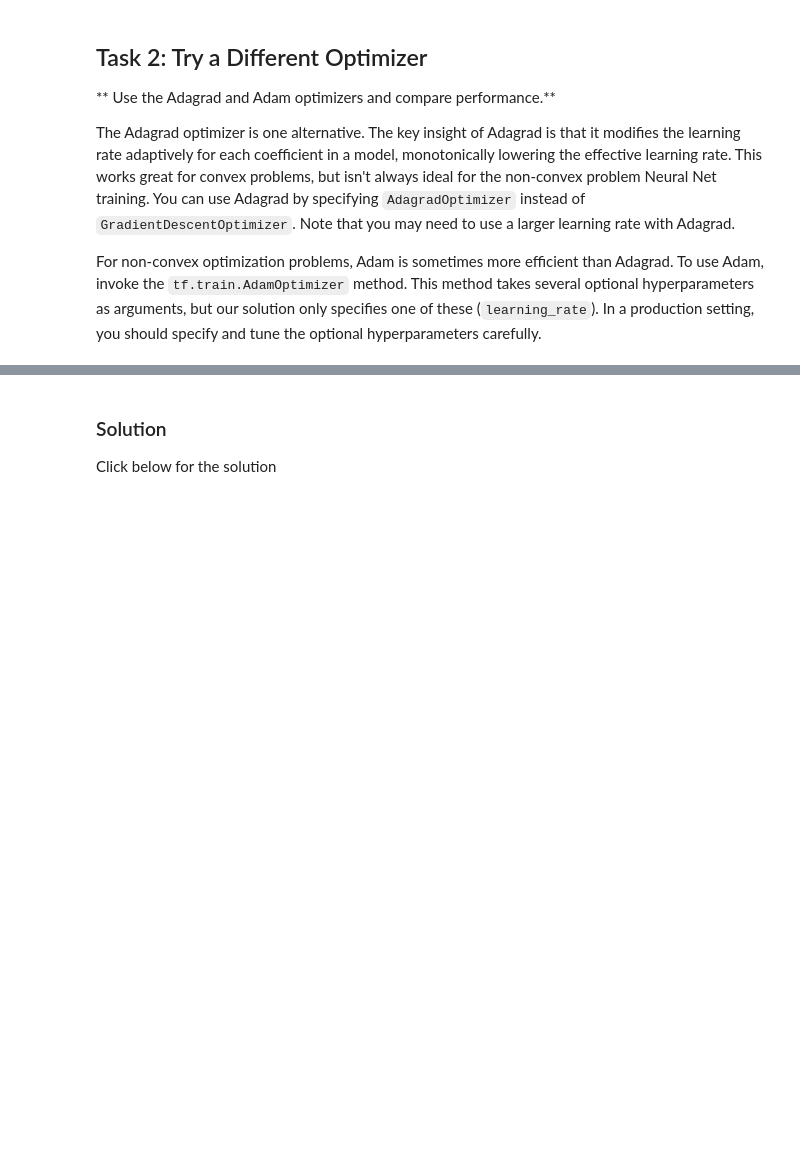
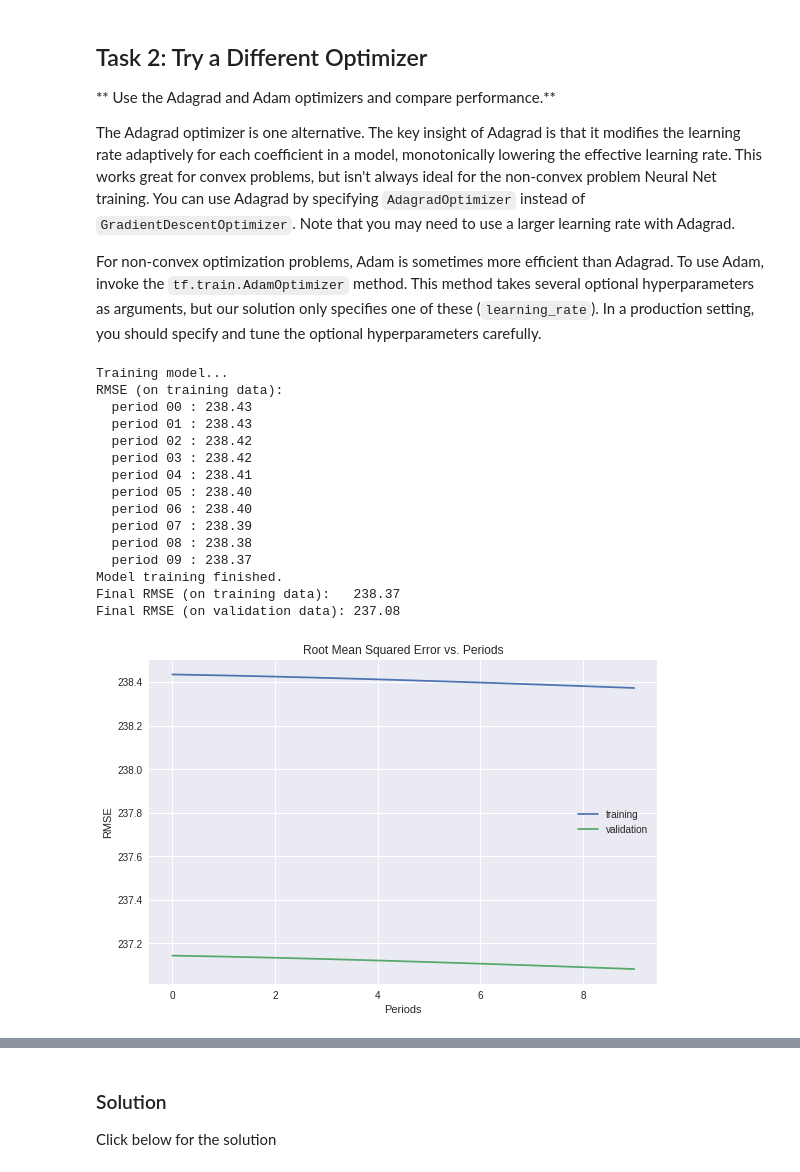
Before and after one commit to tenvol/tsf00, a Jupyter notebook: improving_neural_net_performance.ipynb, the cells around one changed output, grey strips where cells are left out. Drawn from its saved outputs; the diff is of its cells as text; code cells hidden in the pictures; blank space fills up the shorter version.

```diff
--- a/improving_neural_net_performance.ipynb
+++ b/improving_neural_net_performance.ipynb
@@ -648,6 +483,32 @@ For non-convex optimization problems, Adam is sometimes more efficient than Adag
 # %%
 #
 # YOUR CODE HERE: Retrain the network using Adagrad and then Adam.
 #
+_ = train_nn_regression_model(
+    my_optimizer=tf.train.AdadeltaOptimizer(learning_rate=0.001),
+    steps=5000,
+    batch_size=70,
+    hidden_units=[10, 10],
+    training_examples=normalized_training_examples,
+    training_targets=training_targets,
+    validation_examples=normalized_validation_examples,
+    validation_targets=validation_targets)
+# %% [output]
+Training model...
+RMSE (on training data):
+  period 00 : 238.43
+  period 01 : 238.43
+  period 02 : 238.42
+  period 03 : 238.42
+  period 04 : 238.41
+  period 05 : 238.40
+  period 06 : 238.40
+  period 07 : 238.39
+  period 08 : 238.38
+  period 09 : 238.37
+Model training finished.
+Final RMSE (on training data):   238.37
+Final RMSE (on validation data): 237.08
+[figure, added]
 # %%
 _ = train_nn_regression_model(
```
Also changed, not shown: parts of 36 cells of this notebook.
